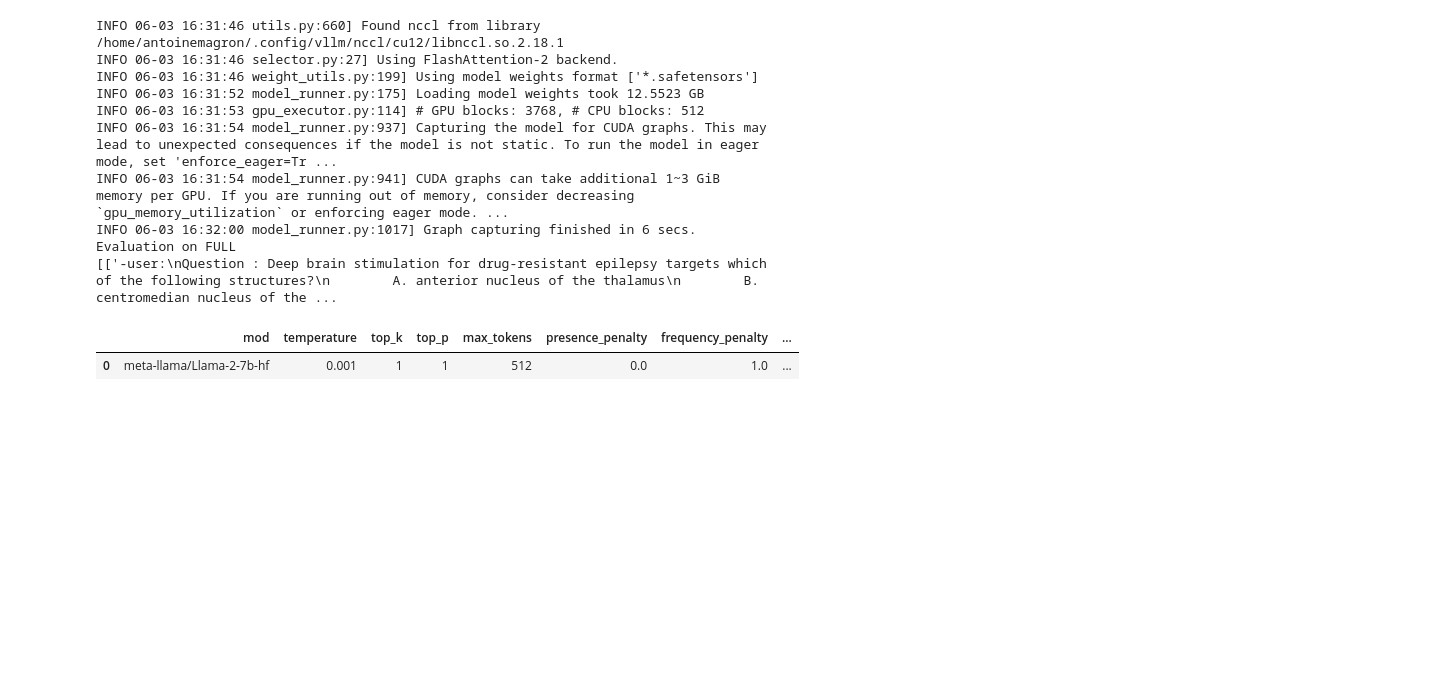
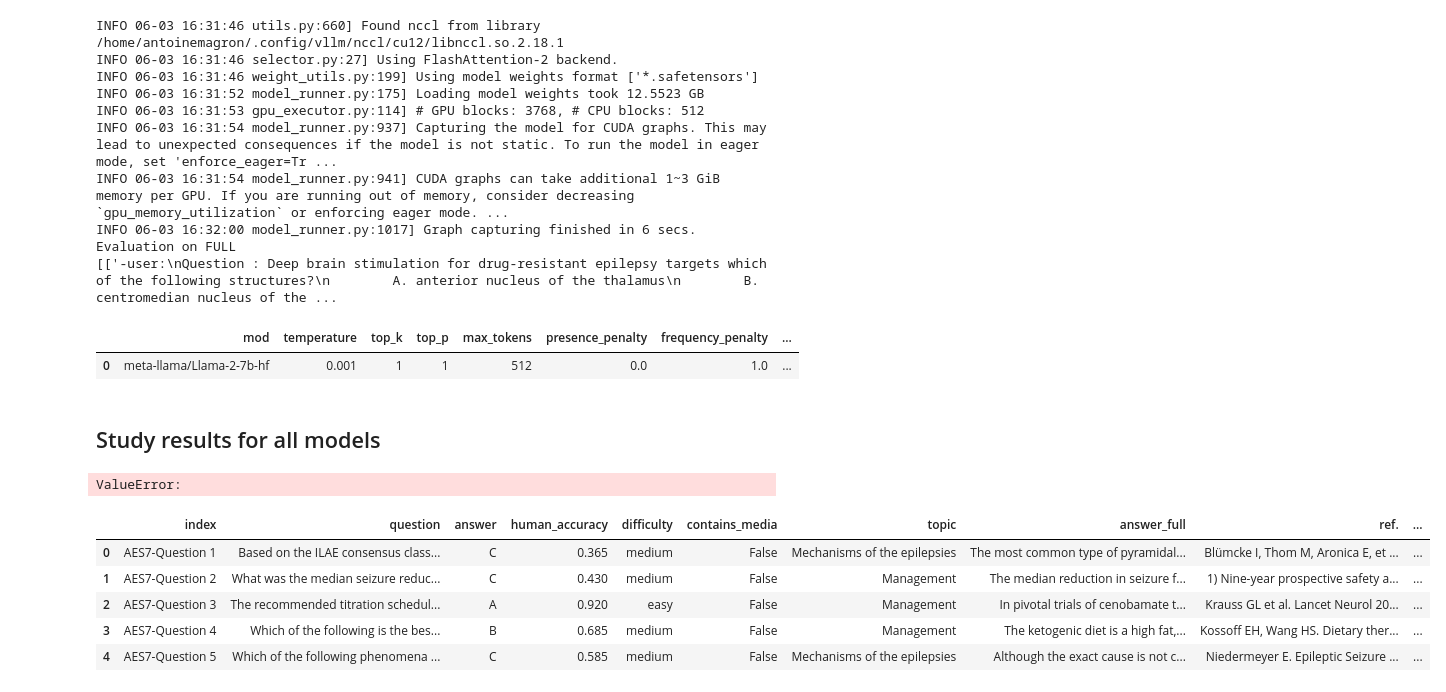
Before and after one commit to magantoine/EpiLLM, a Jupyter notebook: notebooks/ablation_study.ipynb, the cells around one changed output. Cells and saved outputs as stored; diff of their text form; code cells hidden in the pictures; blank space fills up the shorter version.

```diff
--- a/notebooks/ablation_study.ipynb
+++ b/notebooks/ablation_study.ipynb
@@ -726,3 +734,64 @@ Evaluation on FULL
 [['-user:\nQuestion : Deep brain stimulation for drug-resistant epilepsy targets which of the following structures?\n        A. anterior nucleus of the thalamus\n        B. centromedian nucleus of the ...
 |  | mod | temperature | top_k | top_p | max_tokens | presence_penalty | frequency_penalty | ... |
 | 0 | meta-llama/Llama-2-7b-hf | 0.001 | 1 | 1 | 512 | 0.0 | 1.0 | ... |
+# %% [markdown]
+## Study results for all models
+# %%
+import json
+import pandas as pd
+import seaborn as sns
+from matplotlib import pyplot as plt
+
+
+## only models selected for test
+MODELS = [
+    "Llama-3-8B",
+    # "epitron_LL3_N3_e1", ## EXCLUDED AT VALID
+    # "epitron_LL3_PMCo_N5_e1", ## EXCLUDED AT VALID
+    # "epitron_LL3_final_N5_e1", ## EXCLUDED AT VALID
+    # "epitron_LL3_final_N5_e2", ## EXCLUDED AT VALID
+    "epitron_LL3_PMC_N6", ## N6 with PMC
+    "epitron_LL3_BOTH_N6", ## N6 with PMC Mimic
+    # "epitron_LL3_PMCo_N4_e1", ## EXCLUDED AT VALID
+    # "epitron_LL3_PMCo_N2_e1", ## EXCLUDED AT VALID
+    # "epitron_LL3_PMCo_N2_e2", ## EXCLUDED AT VALID
+    "meditron_7b",
+    "Llama-2-7b-hf",
+    "Qwen2-1.5B",
+    "Qwen2-7B",
+    "gpt-3.5-turbo",
+    "gpt4",
+    "gpt-4o",
+    "Mistral-7B-v0.1",
+    "falcon-7b",
+    "gemma-7b",
+    "gemma-2b",
+    "epitron_LL3_PMC_N6_sft",
+    "epitron_LL3_PMC_N6_sft_e2",
+    "epitron_LL3_PMC_N6_sft_e3",
+    "epitron_LL3_PMC_N6_sft_e4",
+    "epitron_pubmed_pmc" ## N6 with PMC PUBMED40%
+]
+
+
+res = []
+for model in MODELS:
+    with open(f"docs/final_results_store/{model}.json", 'r') as f:
+        temp = pd.DataFrame(json.load(f))
+        temp["mod"] = model
+        res.append(
+            temp
+        )
+
+df = pd.concat(res)
+# %% [output]
+ValueError:
+# %%
+df.head(5)
+# %% [output]
+|  | index | question | answer | human_accuracy | difficulty | contains_media | topic | answer_full | ref. | ... |
+| 0 | AES7-Question 1 | Based on the ILAE consensus class... | C | 0.365 | medium | False | Mechanisms of the epilepsies | The most common type of pyramidal... | Blümcke I, Thom M, Aronica E, et ... | ... |
+| 1 | AES7-Question 2 | What was the median seizure reduc... | C | 0.430 | medium | False | Management | The median reduction in seizure f... | 1) Nine-year prospective safety a... | ... |
+| 2 | AES7-Question 3 | The recommended titration schedul... | A | 0.920 | easy | False | Management | In pivotal trials of cenobamate t... | Krauss GL et al. Lancet Neurol 20... | ... |
+| 3 | AES7-Question 4 | Which of the following is the bes... | B | 0.685 | medium | False | Management | The ketogenic diet is a high fat,... | Kossoff EH, Wang HS. Dietary ther... | ... |
+| 4 | AES7-Question 5 | Which of the following phenomena ... | C | 0.585 | medium | False | Mechanisms of the epilepsies | Although the exact cause is not c... | Niedermeyer E. Epileptic Seizure ... | ... |
```
Also changed, not shown: parts of 10 cells of this notebook, 7 other files.
